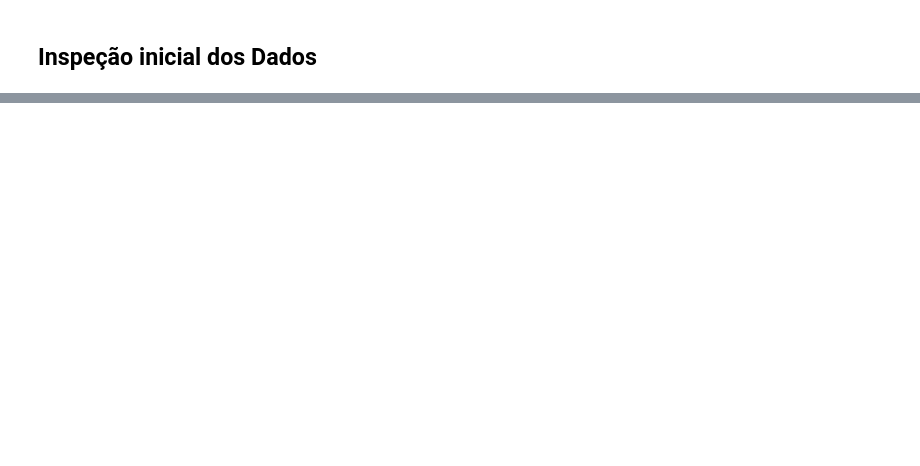
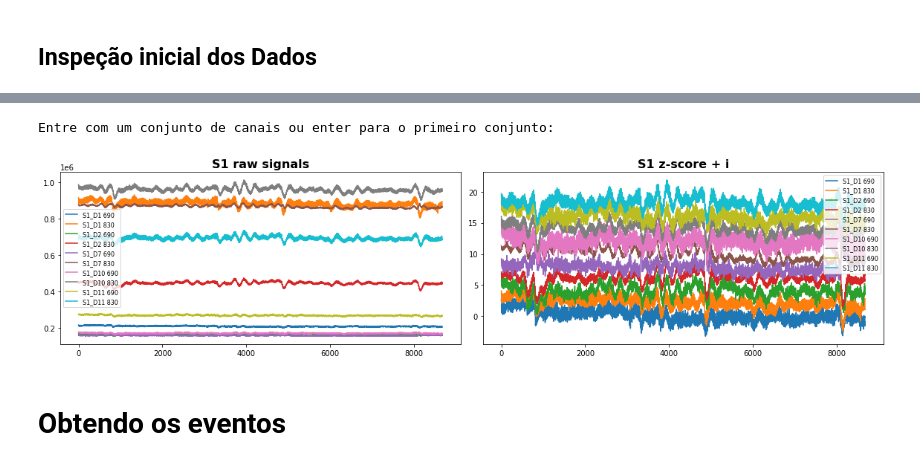
Before and after one commit to Rogerio-mack/fNIRS, a Jupyter notebook: fnirs_analysis_1.ipynb, the cells around one changed output, grey strips where cells are left out. Drawn from its saved outputs; the diff is of its cells as text; code cells hidden in the pictures; blank space fills up the shorter version.

```diff
--- a/fnirs_analysis_1.ipynb
+++ b/fnirs_analysis_1.ipynb
@@ -281,3 +302,28 @@ plt.show()
+# %%
+s = input('Entre com um conjunto de canais ou enter para o primeiro conjunto: ')
+if s == '': s = list( summary_prefix_channels.keys() )[0]
+
+fig, ax = plt.subplots(nrows=1, ncols=2, sharex=True, figsize=(16,4))
+
+i = 0
+for c in summary_prefix_channels_list[s]:
+  ax[0].plot(df.index, df[c] , label=c)
+  ax[1].plot(df.index, ( df[c] - df[c].mean() ) / df[c].std() + i*2, label=c)
+  i = i + 1
+
+ax[0].set_title(s + ' raw signals', fontsize=16, weight='bold')
+ax[0].legend(fontsize=8)
+
+ax[1].set_title(s + ' z-score + i', fontsize=16, weight='bold')
+ax[1].legend(fontsize=8)
+
+plt.tight_layout()
+plt.show()
+# %% [output]
+Entre com um conjunto de canais ou enter para o primeiro conjunto:
+[figure, added]
+# %% [markdown]
+# Obtendo os eventos
 # %%
 for i in range(len(raw_intensity.annotations)):
   print(raw_intensity.annotations[i])
```
Also changed, not shown: parts of 26 cells of this notebook.
